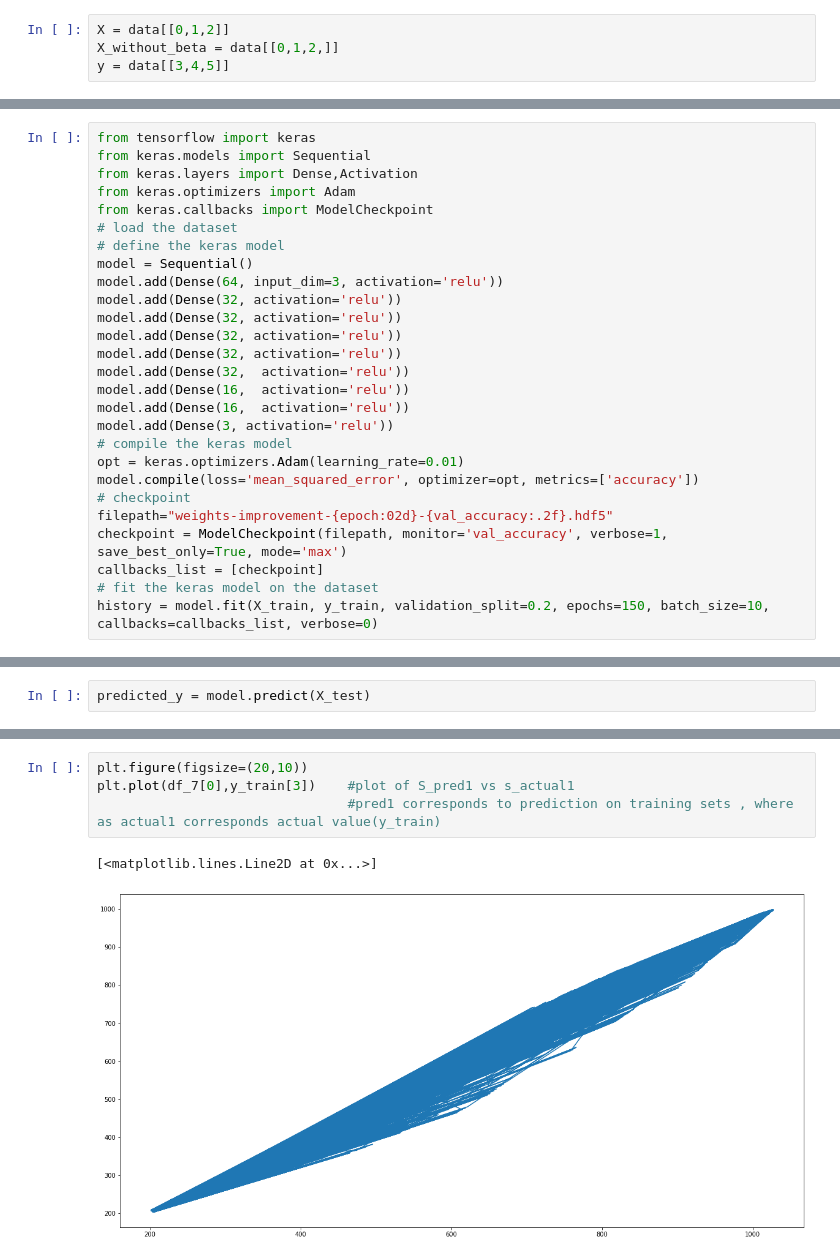
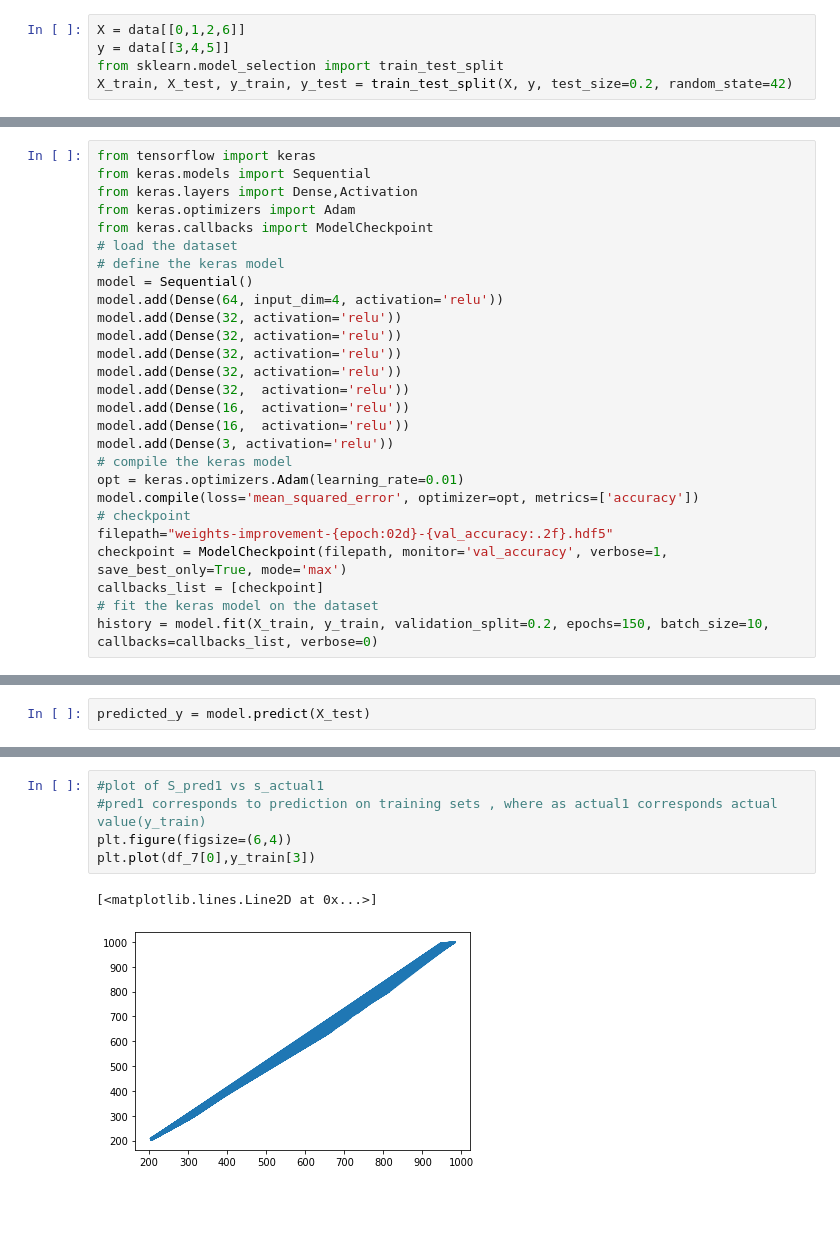
Before and after one commit to dharma610/Neural-network-model-for-compartmenral-model-SIR-and-SEIR-, a Jupyter notebook: project_including_beta.ipynb, the cells around one changed output, grey strips where cells are left out. Drawn from its saved outputs; the diff is of its cells as text; blank space fills up the shorter version.

```diff
--- a/project_including_beta.ipynb
+++ b/project_including_beta.ipynb
@@ -163,4 +169,5 @@ data
 # %%
-X = data[[0,1,2]]
-X_without_beta = data[[0,1,2,]]
+X = data[[0,1,2,6]]
 y = data[[3,4,5]]
+from sklearn.model_selection import train_test_split
+X_train, X_test, y_train, y_test = train_test_split(X, y, test_size=0.2, random_state=42)
@@ -177,7 +180,7 @@ from keras.callbacks import ModelCheckpoint
 # load the dataset
 # define the keras model
 model = Sequential()
-model.add(Dense(64, input_dim=3, activation='relu'))
+model.add(Dense(64, input_dim=4, activation='relu'))
 model.add(Dense(32, activation='relu'))
 model.add(Dense(32, activation='relu'))
 model.add(Dense(32, activation='relu'))
@@ -269,8 +239,9 @@ y_test
 # %%
-plt.figure(figsize=(20,10))
-plt.plot(df_7[0],y_train[3])    #plot of S_pred1 vs s_actual1
-                                #pred1 corresponds to prediction on training sets , where as actual1 corresponds actual value(y_train)
+#plot of S_pred1 vs s_actual1
+#pred1 corresponds to prediction on training sets , where as actual1 corresponds actual value(y_train)
+plt.figure(figsize=(6,4))
+plt.plot(df_7[0],y_train[3])
 # %% [output]
 [<matplotlib.lines.Line2D at 0x...>]
-[figure, old version]
+[figure, new version]
 # %%
```
Also changed, not shown: parts of 37 cells of this notebook.
